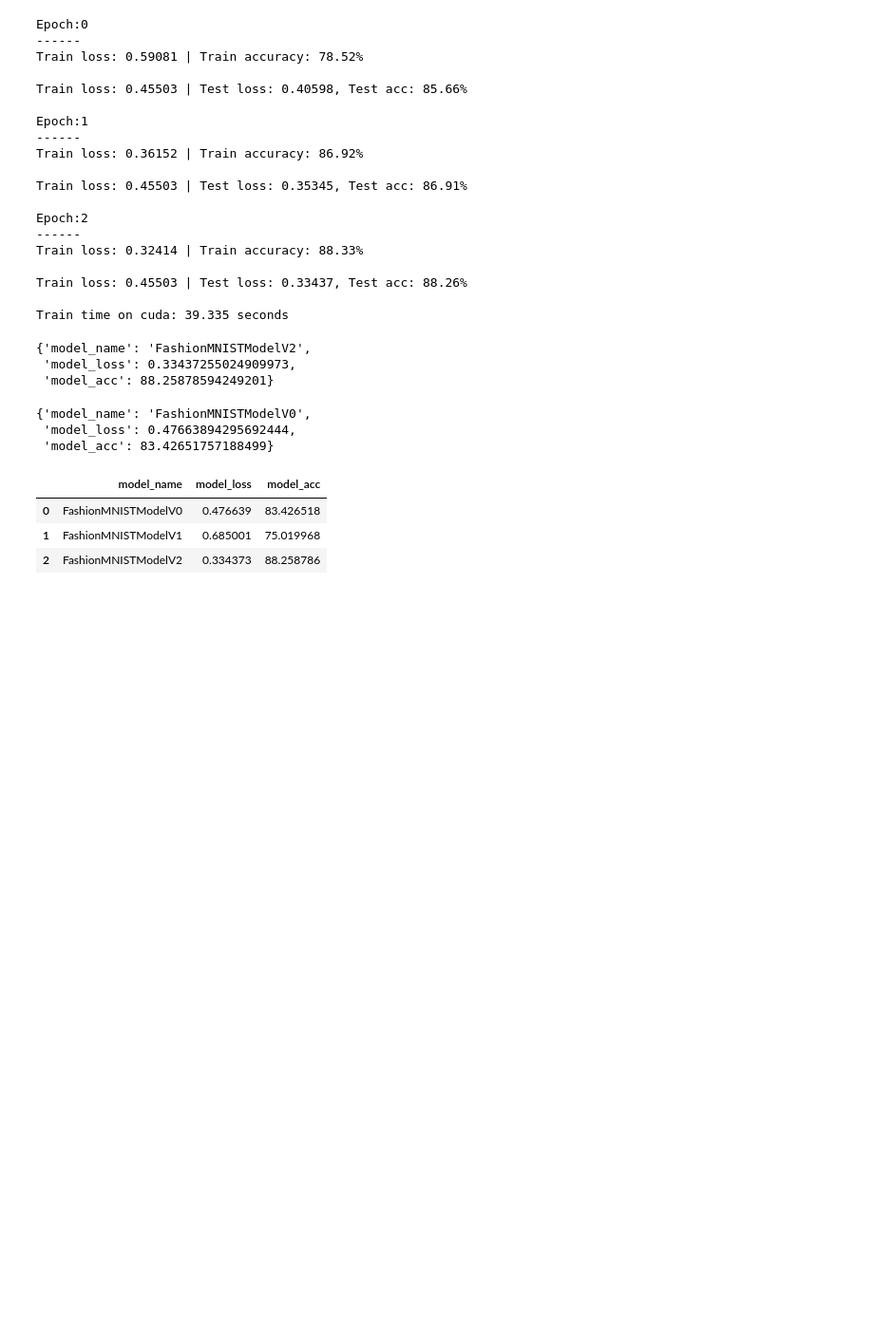
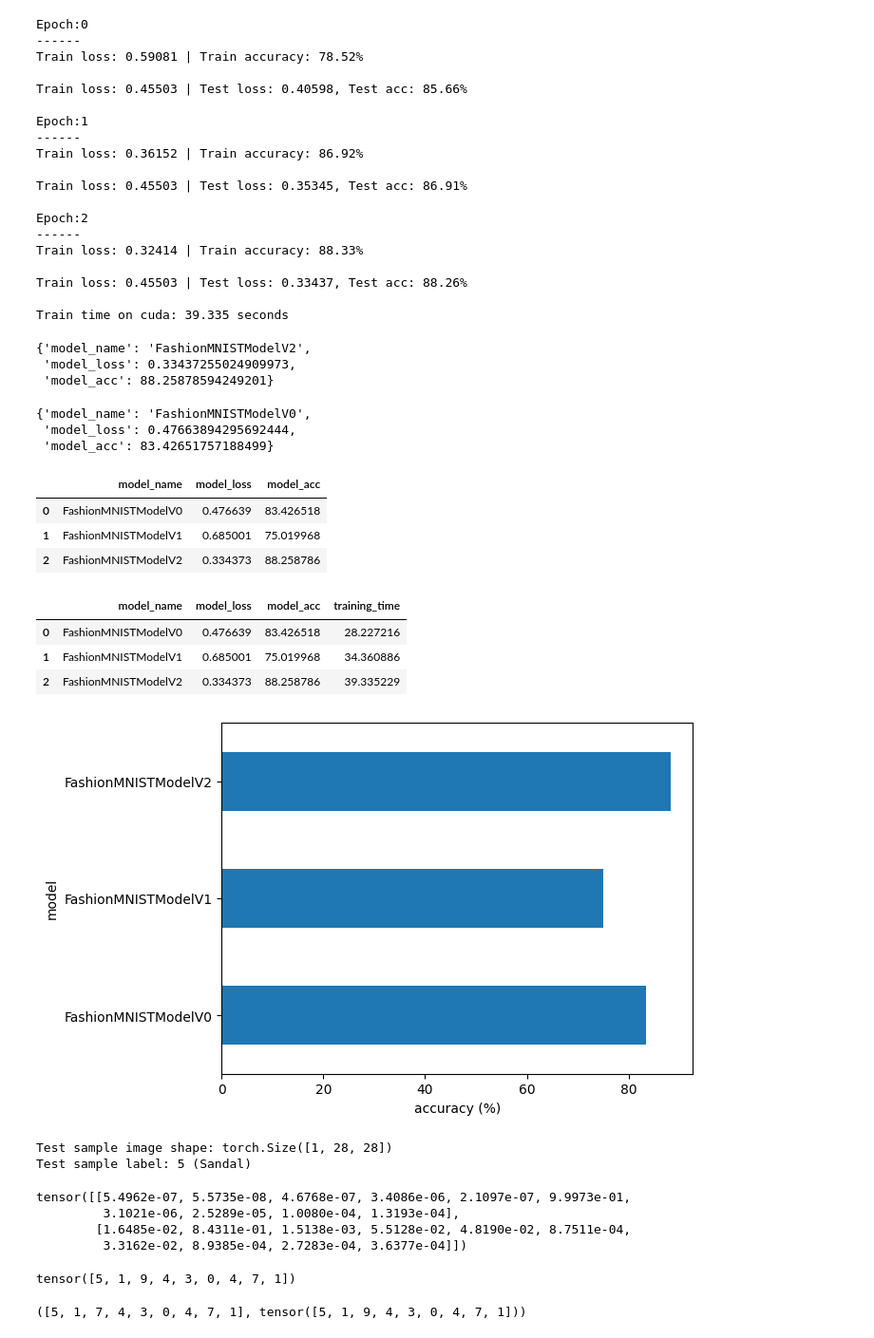
Before and after one commit to rohinish404/learning_pytorch, a Jupyter notebook: pytorch_computer_vision_video.ipynb, the cells around one changed output. Shown at 95% size. Drawn from its saved outputs; the diff is of its cells as text; code cells hidden in the pictures; blank space fills up the shorter version.

Commit message:
visualising,saving and loading model

```diff
--- a/pytorch_computer_vision_video.ipynb
+++ b/pytorch_computer_vision_video.ipynb
@@ -681,3 +681,19 @@ compare_results
 | 0 | FashionMNISTModelV0 | 0.476639 | 83.426518 |
 | 1 | FashionMNISTModelV1 | 0.685001 | 75.019968 |
 | 2 | FashionMNISTModelV2 | 0.334373 | 88.258786 |
+# %%
+compare_results['training_time'] = [total_train_time_model_0,
+                                    total_train_time_model_1,
+                                    total_train_time_model_2]
+compare_results
+# %% [output]
+|  | model_name | model_loss | model_acc | training_time |
+| 0 | FashionMNISTModelV0 | 0.476639 | 83.426518 | 28.227216 |
+| 1 | FashionMNISTModelV1 | 0.685001 | 75.019968 | 34.360886 |
+| 2 | FashionMNISTModelV2 | 0.334373 | 88.258786 | 39.335229 |
+# %%
+compare_results.set_index("model_name")["model_acc"].plot(kind="barh")
+plt.xlabel("accuracy (%)")
+plt.ylabel("model");
+# %% [output]
+[figure, added]
@@ -683,0 +712,33 @@ compare_results
+# %%
+import random
+random.seed(42)
+test_samples=[]
+test_labels=[]
+for sample, label in random.sample(list(test_data), k=9):
+    test_samples.append(sample)
+    test_labels.append(label)
+
+
+print(f"Test sample image shape: {test_samples[0].shape}\nTest sample label: {test_labels[0]} ({class_names[test_labels[0]]})")
+# %% [output]
+Test sample image shape: torch.Size([1, 28, 28])
+Test sample label: 5 (Sandal)
+# %%
+pred_probs= make_predictions(model=model_2,
+                             data=test_samples)
+
+pred_probs[:2]
+# %% [output]
+tensor([[5.4962e-07, 5.5735e-08, 4.6768e-07, 3.4086e-06, 2.1097e-07, 9.9973e-01,
+         3.1021e-06, 2.5289e-05, 1.0080e-04, 1.3193e-04],
+        [1.6485e-02, 8.4311e-01, 1.5138e-03, 5.5128e-02, 4.8190e-02, 8.7511e-04,
+         3.3162e-02, 8.9385e-04, 2.7283e-04, 3.6377e-04]])
+# %%
+pred_classes = pred_probs.argmax(dim=1)
+pred_classes
+# %% [output]
+tensor([5, 1, 9, 4, 3, 0, 4, 7, 1])
+# %%
+test_labels, pred_classes
+# %% [output]
+([5, 1, 7, 4, 3, 0, 4, 7, 1], tensor([5, 1, 9, 4, 3, 0, 4, 7, 1]))
```
Also changed, not shown: parts of 10 cells of this notebook.
